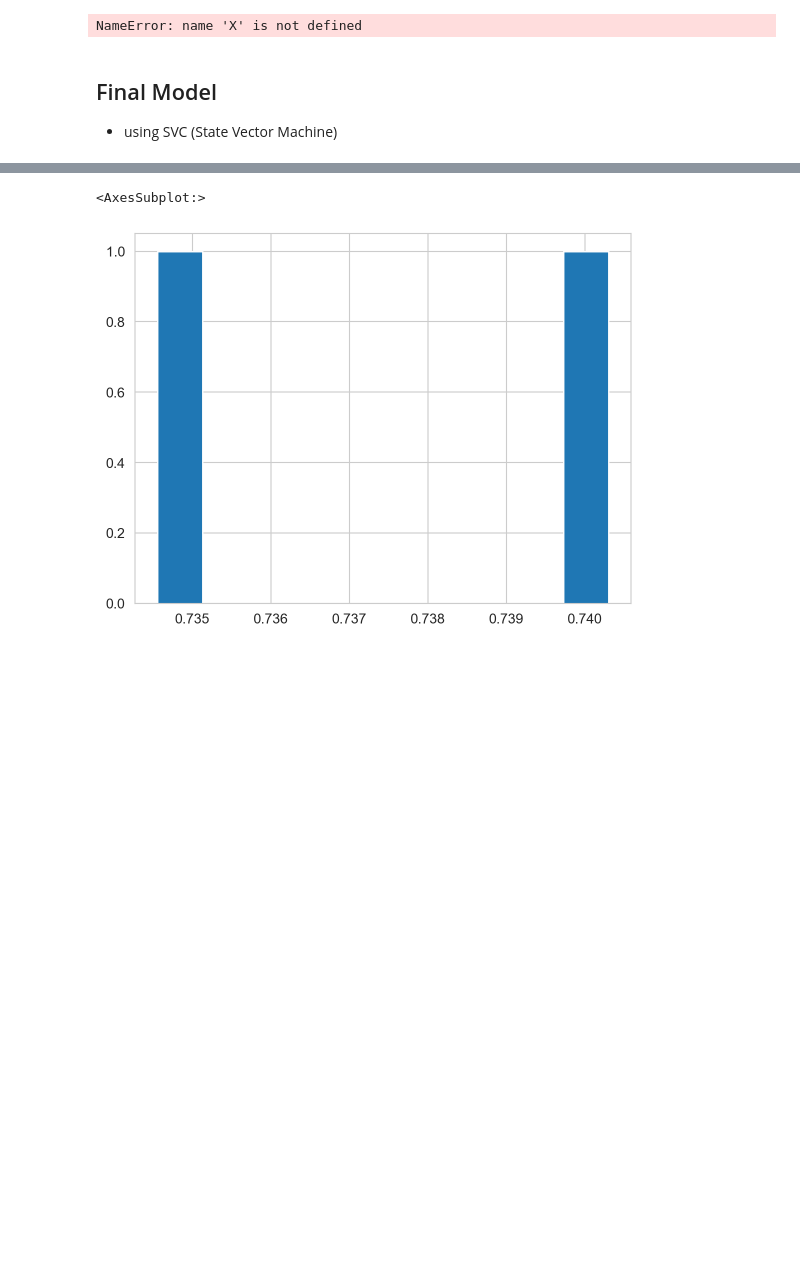
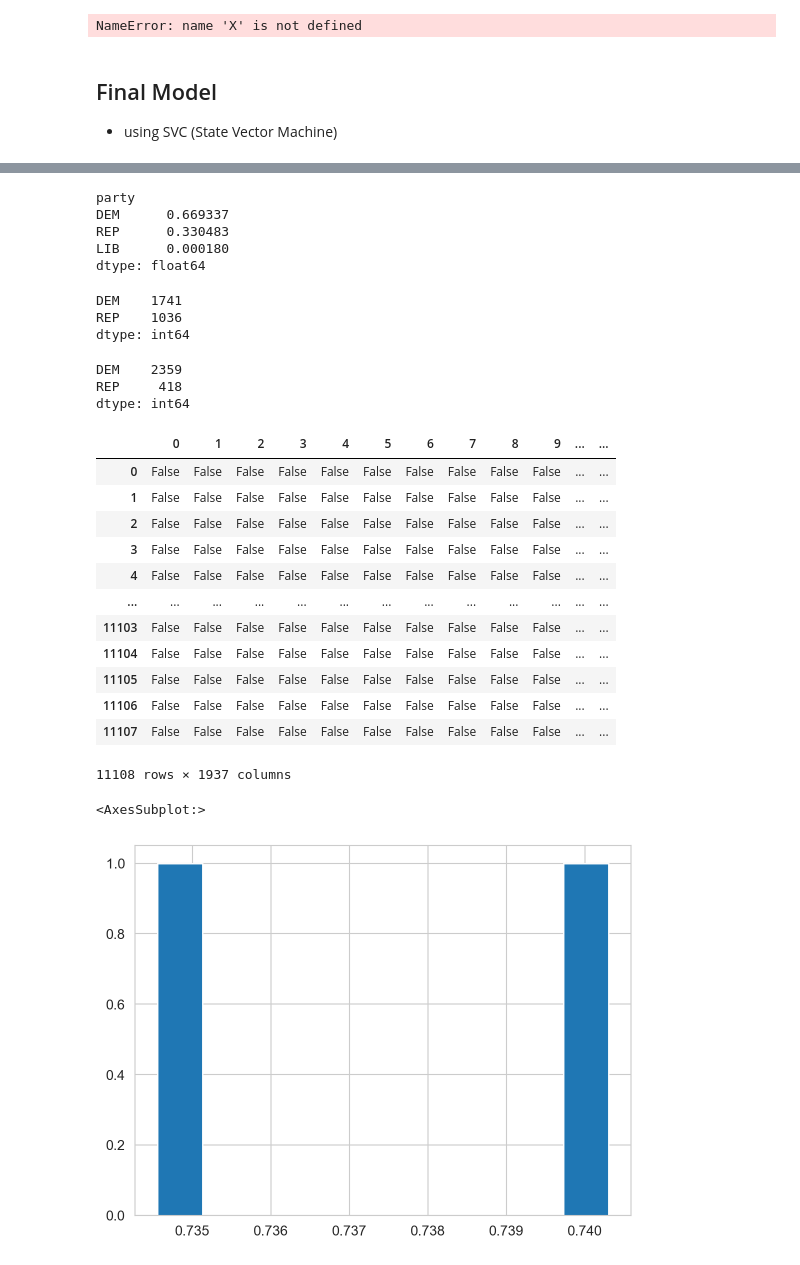
Before and after one commit to pemukl/dsc80-stock-prediction, a Jupyter notebook: stocks.ipynb, the cells around one changed output, grey strips where cells are left out. Drawn from its saved outputs; the diff is of its cells as text; code cells hidden in the pictures; blank space fills up the shorter version.

```diff
--- a/stocks.ipynb
+++ b/stocks.ipynb
@@ -196,3 +208,42 @@ pd.Series(res).plot()
+# %%
+y.value_counts()/len(y)
+# %% [output]
+party
+DEM      0.669337
+REP      0.330483
+LIB      0.000180
+dtype: float64
+# %%
+pd.Series(pl.predict(X_test)).value_counts()
+# %% [output]
+DEM    1741
+REP    1036
+dtype: int64
+# %%
+pd.Series(pl.predict(X_test)).value_counts()
+# %% [output]
+DEM    2359
+REP     418
+dtype: int64
+# %%
+preproc.fit(X)
+data = preproc.transform(X)
+df = pd.DataFrame(data.toarray())
+df.isna()
+# %% [output]
+|  | 0 | 1 | 2 | 3 | 4 | 5 | 6 | 7 | 8 | 9 | ... | ... |
+| 0 | False | False | False | False | False | False | False | False | False | False | ... | ... |
+| 1 | False | False | False | False | False | False | False | False | False | False | ... | ... |
+| 2 | False | False | False | False | False | False | False | False | False | False | ... | ... |
+| 3 | False | False | False | False | False | False | False | False | False | False | ... | ... |
+| 4 | False | False | False | False | False | False | False | False | False | False | ... | ... |
+| ... | ... | ... | ... | ... | ... | ... | ... | ... | ... | ... | ... | ... |
+| 11103 | False | False | False | False | False | False | False | False | False | False | ... | ... |
+| 11104 | False | False | False | False | False | False | False | False | False | False | ... | ... |
+| 11105 | False | False | False | False | False | False | False | False | False | False | ... | ... |
+| 11106 | False | False | False | False | False | False | False | False | False | False | ... | ... |
+| 11107 | False | False | False | False | False | False | False | False | False | False | ... | ... |
+11108 rows × 1937 columns
 # %%
 from sklearn.svm import LinearSVC
 
```
Also changed, not shown: parts of 8 cells of this notebook, 1 other file.
